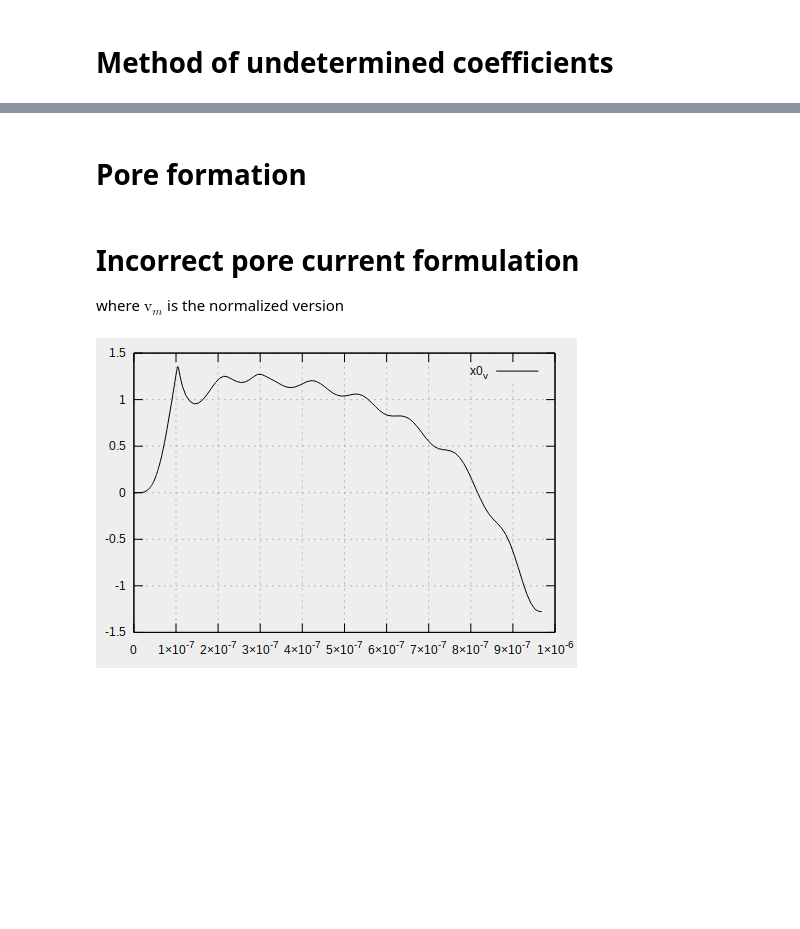
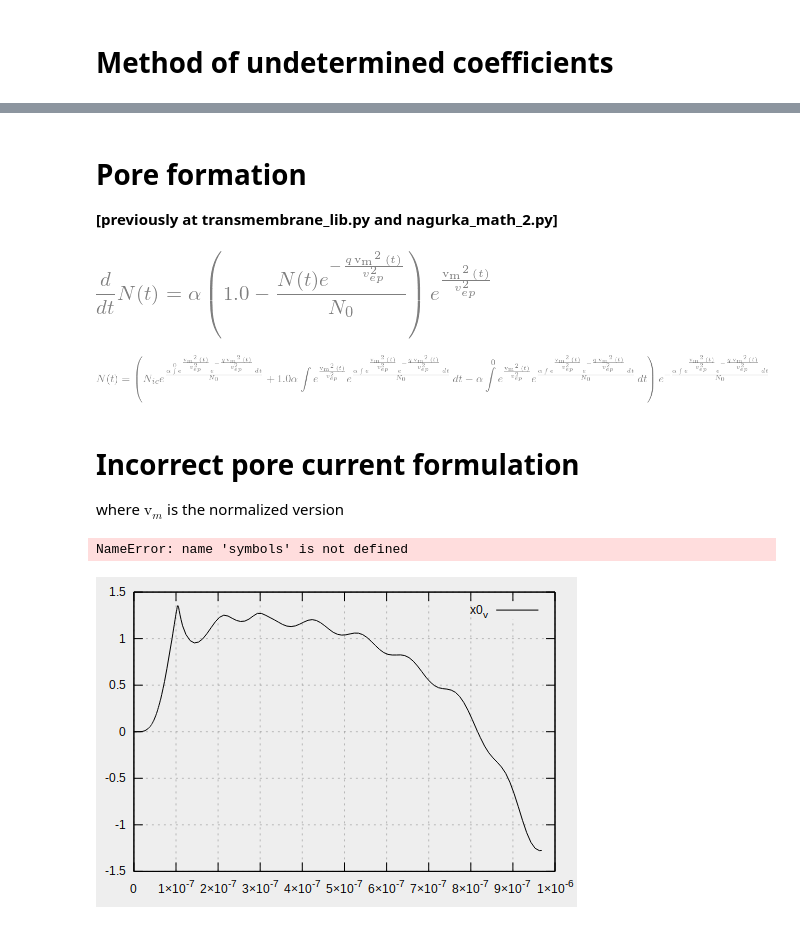
Before and after one commit to 0xDBFB7/transmembrane_potential, a Jupyter notebook: transmembrane_math.ipynb, the cells around one changed output, grey strips where cells are left out. Cells and saved outputs as stored; diff of their text form; code cells hidden in the pictures; blank space fills up the shorter version.

```diff
--- a/transmembrane_math.ipynb
+++ b/transmembrane_math.ipynb
@@ -178,22 +330,25 @@ diff(X , t, t)
 # %% [markdown]
 # Pore formation
+
+**[previously at transmembrane_lib.py and nagurka_math_2.py]**
 # %%
 v_m,alpha,N0,q,v_ep, N_ic = symbols("v_m,alpha,N0,q,v_ep, N_ic", real=True)
 N = Function('N')
-# v_m = Function('v_m')
+v_m = Function('v_m')(t)
 
-v_m = sympy.simplify(solution.rhs)
+# v_m = sympy.simplify(solution.rhs)
 
 k = (v_m/v_ep)**2
 
 LHS = diff(N(t),t)
 RHS = alpha * exp(k) * (1.0 - (N(t)/N0)*exp(-q*k))
 
-sympy.pprint(Eq(LHS, RHS))
-
-solution = dsolve(Eq(LHS, RHS), N(t), ics={N(0): N_ic})
+dN_dt = Eq(LHS, RHS)
 
 # adding W(t_f): W_tf, W(t).diff(t,1).subs(t,t_f): d_W_tf}
 # raises ValueError: Couldn't solve for initial conditions
 
 # sympy.pprint(sympy.simplify(solution))
+display(dN_dt)
+# %% [output]
+[figure, added]
@@ -205,3 +358,7 @@ ic(default_virus(np.array([])).xi)
+# %%
+solution
+# %% [output]
+[figure, added]
 # %% [markdown]
 # Incorrect pore current formulation
 
@@ -228,5 +385,7 @@ A = 4*pi*(diameter/2)**2
 C_m = k * A / h
 I_ep = -(i_ep * N / C_m)
 
-I_ep
+# I_ep # Requires sage
+# %% [output]
+NameError: name 'symbols' is not defined
 # %%
```
Also changed, not shown: parts of 16 cells of this notebook, 1 other file.
